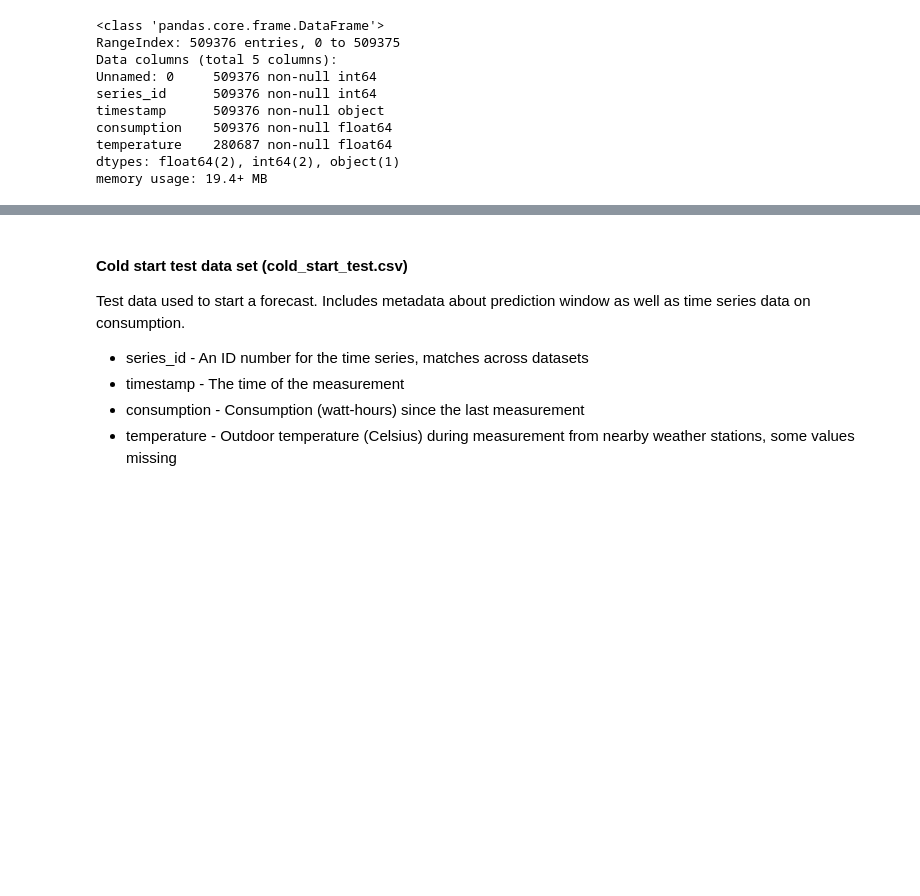
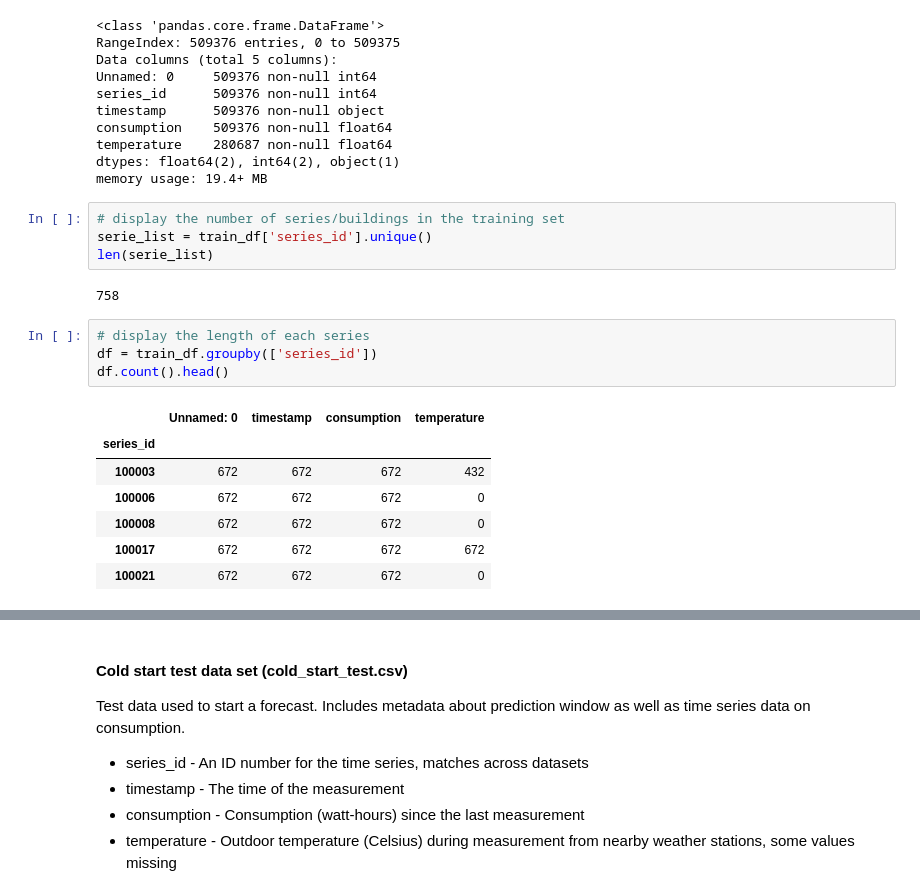
Before and after one commit to cmc265/Energy_Forecasting, a Jupyter notebook: notebooks/Energy Predictions - EDA.ipynb, the cells around one changed output, grey strips where cells are left out. Saved outputs shown, nothing was run; the diff lists cells and outputs as text; blank space fills up the shorter version.

```diff
--- a/notebooks/Energy Predictions - EDA.ipynb
+++ b/notebooks/Energy Predictions - EDA.ipynb
@@ -128,3 +131,21 @@ consumption    509376 non-null float64
 temperature    280687 non-null float64
 dtypes: float64(2), int64(2), object(1)
 memory usage: 19.4+ MB
+# %%
+# display the number of series/buildings in the training set
+serie_list = train_df['series_id'].unique()
+len(serie_list)
+# %% [output]
+758
+# %%
+# display the length of each series
+df = train_df.groupby(['series_id'])
+df.count().head()
+# %% [output]
+|  | Unnamed: 0 | timestamp | consumption | temperature |
+| series_id |  |  |  |  |
+| 100003 | 672 | 672 | 672 | 432 |
+| 100006 | 672 | 672 | 672 | 0 |
+| 100008 | 672 | 672 | 672 | 0 |
+| 100017 | 672 | 672 | 672 | 672 |
+| 100021 | 672 | 672 | 672 | 0 |
```
Also changed, not shown: parts of 3 cells of this notebook.
